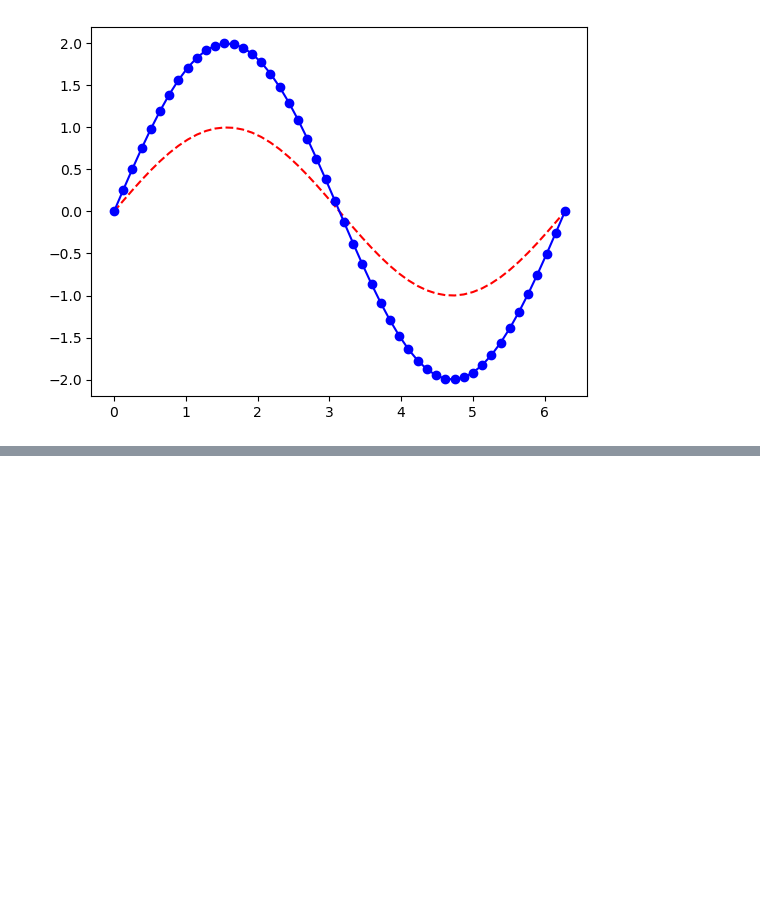
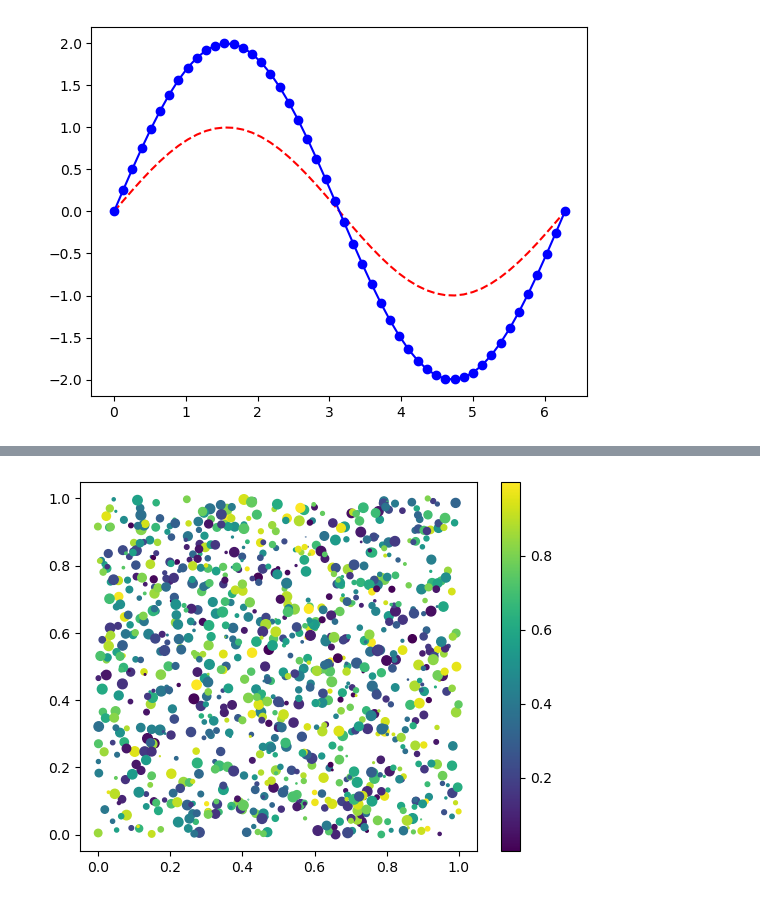
Before and after one commit to prasunkolhe/coe311k, a Jupyter notebook: classwork1/Plot0129.ipynb, the cells around one changed output, grey strips where cells are left out. Cells and saved outputs as stored; diff of their text form; code cells hidden in the pictures; blank space fills up the shorter version.

```diff
--- a/classwork1/Plot0129.ipynb
+++ b/classwork1/Plot0129.ipynb
@@ -25,0 +43,10 @@ plt.show()
+# %%
+x = np.random.rand(1000)
+y = np.random.rand(1000)
+size = np.random.rand(1000)*50
+color = np.random.rand(1000)
+plt.scatter(x, y, size, color)
+plt.colorbar()
+plt.show()
+# %% [output]
+[figure, added]
```
Also changed, not shown: parts of 13 cells of this notebook, 1 other file.
